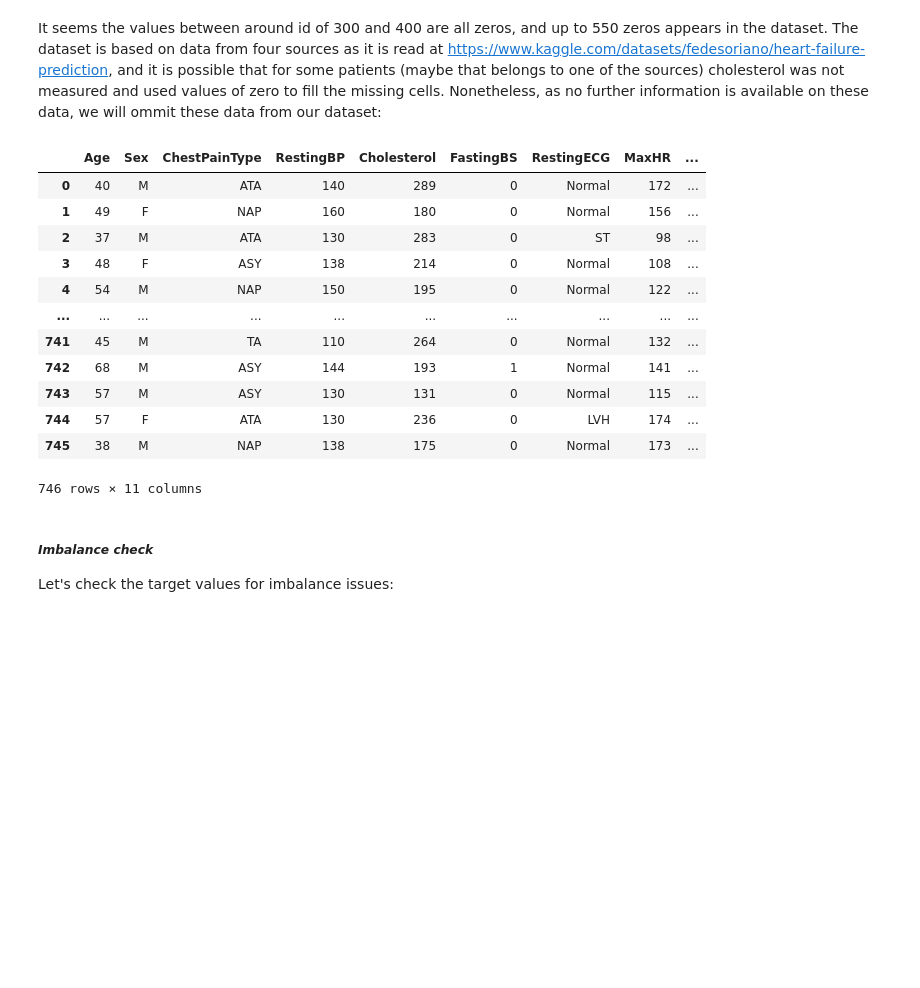
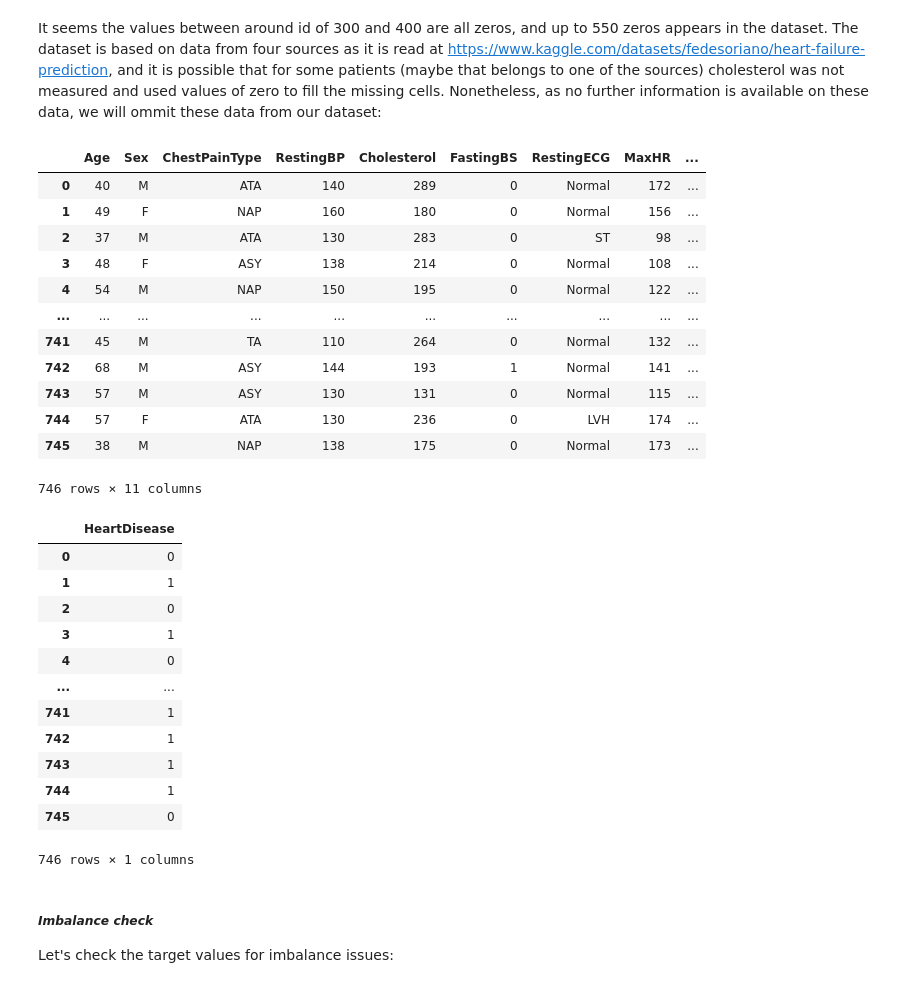
Before and after one commit to MMateo1120/machine_learning_tutorials, a Jupyter notebook: decision_tree.ipynb, the cells around one changed output. Drawn from its saved outputs; the diff is of its cells as text; code cells hidden in the pictures; blank space fills up the shorter version.

```diff
--- a/decision_tree.ipynb
+++ b/decision_tree.ipynb
@@ -93,23 +113,38 @@ plt.scatter(X.index, X["Cholesterol"])
 # %% [markdown]
 It seems the values between around id of 300 and 400 are all zeros, and up to 550 zeros appears in the dataset. The dataset is based on data from four sources as it is read at https://www.kaggle.com/datasets/fedesoriano/heart-failure-prediction, and it is possible that for some patients (maybe that belongs to one of the sources) cholesterol was not measured and used values of zero to fill the missing cells. Nonetheless, as no further information is available on these data, we will ommit these data from our dataset:
 # %%
-y = y.loc[X["Cholesterol"] > 0].to_frame().reset_index(drop=True)
+y = y.loc[X["Cholesterol"] > 0].reset_index(drop=True)
 X = X.loc[X["Cholesterol"] > 0].reindex().reset_index(drop=True)
-X
+
+display(X)
+display(y)
 # %% [output]
 |  | Age | Sex | ChestPainType | RestingBP | Cholesterol | FastingBS | RestingECG | MaxHR | ... |
 | 0 | 40 | M | ATA | 140 | 289 | 0 | Normal | 172 | ... |
 | 1 | 49 | F | NAP | 160 | 180 | 0 | Normal | 156 | ... |
 | 2 | 37 | M | ATA | 130 | 283 | 0 | ST | 98 | ... |
 | 3 | 48 | F | ASY | 138 | 214 | 0 | Normal | 108 | ... |
 | 4 | 54 | M | NAP | 150 | 195 | 0 | Normal | 122 | ... |
 | ... | ... | ... | ... | ... | ... | ... | ... | ... | ... |
 | 741 | 45 | M | TA | 110 | 264 | 0 | Normal | 132 | ... |
 | 742 | 68 | M | ASY | 144 | 193 | 1 | Normal | 141 | ... |
 | 743 | 57 | M | ASY | 130 | 131 | 0 | Normal | 115 | ... |
 | 744 | 57 | F | ATA | 130 | 236 | 0 | LVH | 174 | ... |
 | 745 | 38 | M | NAP | 138 | 175 | 0 | Normal | 173 | ... |
 746 rows × 11 columns
+|  | HeartDisease |
+| 0 | 0 |
+| 1 | 1 |
+| 2 | 0 |
+| 3 | 1 |
+| 4 | 0 |
+| ... | ... |
+| 741 | 1 |
+| 742 | 1 |
+| 743 | 1 |
+| 744 | 1 |
+| 745 | 0 |
+746 rows × 1 columns
 # %% [markdown]
 ##### *Imbalance check*
 
```
Also changed, not shown: parts of 15 cells of this notebook.
